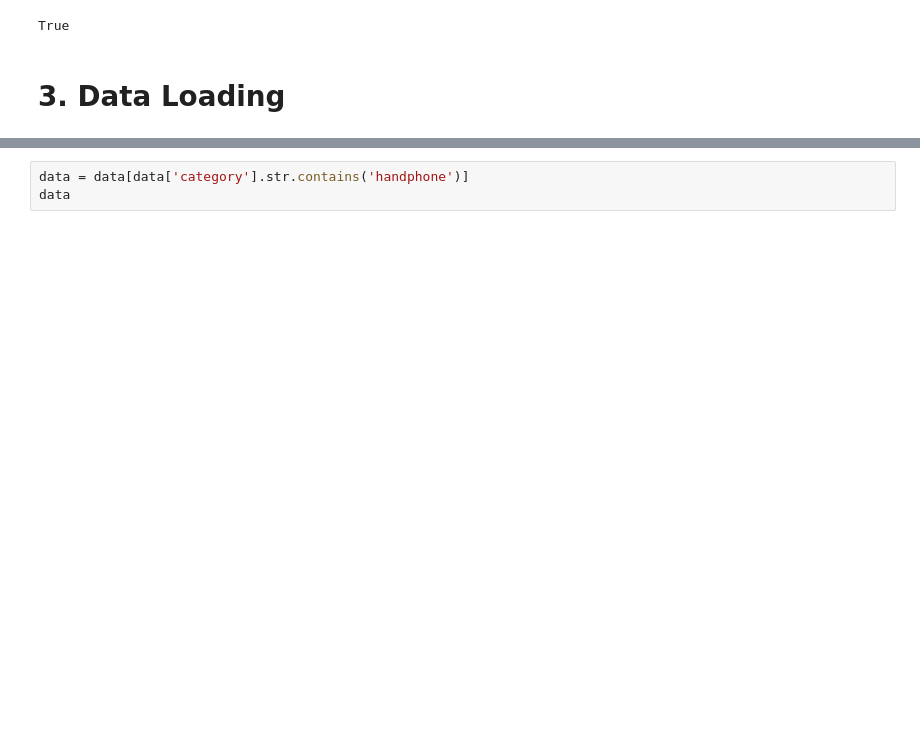
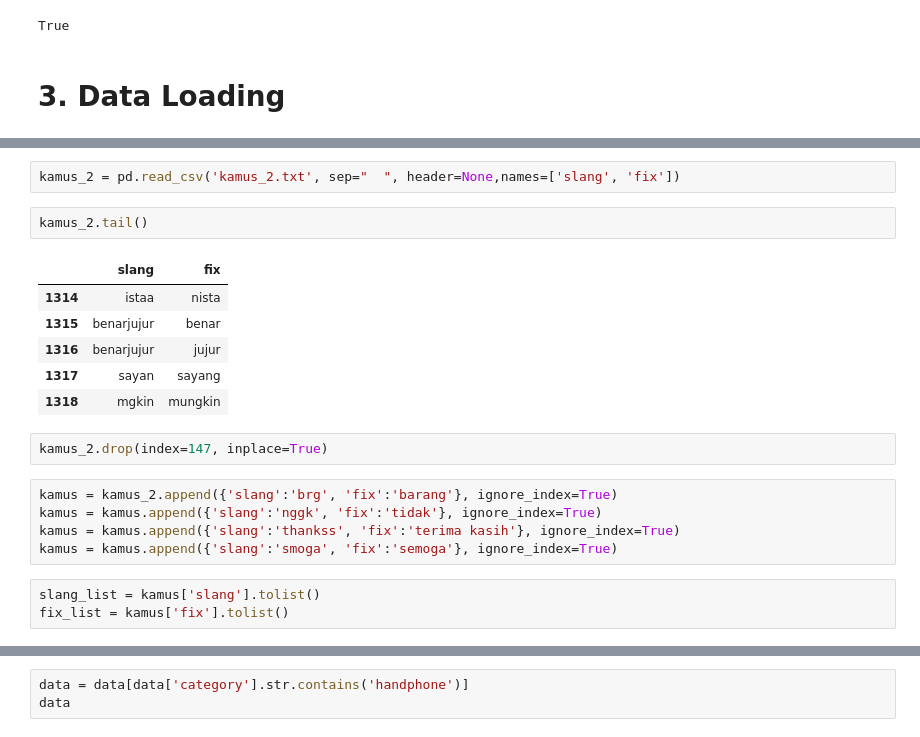
Before and after one commit to kaz9112/RepiuBOSS-Sam, a Jupyter notebook: h8dsft_Final_Project_Group_003.ipynb, the cells around one changed output, grey strips where cells are left out. Cells and saved outputs as stored; diff of their text form; blank space fills up the shorter version.

```diff
--- a/h8dsft_Final_Project_Group_003.ipynb
+++ b/h8dsft_Final_Project_Group_003.ipynb
@@ -77,3 +84,24 @@ data
 | 40605 | 40892 | barang yg dikirim tsk sesuai wrn,... | 1 | olahraga | TOTAL FITNES ALAT FITNESS SIT UP ... | 201690705 | 2 | 648559 | https://www.tokopedia.com/pusatde... |
 | 40606 | 40893 | Pihak penjual memberikan respon y... | 1 | olahraga | SIT UP BENCH HITAM 3 SISI - SITUP... | 78857201 |  | 648559 | https://www.tokopedia.com/pusatde... |
 40607 rows × 9 columns
+# %%
+kamus_2 = pd.read_csv('kamus_2.txt', sep="	", header=None,names=['slang', 'fix'])
+# %%
+kamus_2.tail()
+# %% [output]
+|  | slang | fix |
+| 1314 | istaa | nista |
+| 1315 | benarjujur | benar |
+| 1316 | benarjujur | jujur |
+| 1317 | sayan | sayang |
+| 1318 | mgkin | mungkin |
+# %%
+kamus_2.drop(index=147, inplace=True)
+# %%
+kamus = kamus_2.append({'slang':'brg', 'fix':'barang'}, ignore_index=True)
+kamus = kamus.append({'slang':'nggk', 'fix':'tidak'}, ignore_index=True)
+kamus = kamus.append({'slang':'thankss', 'fix':'terima kasih'}, ignore_index=True)
+kamus = kamus.append({'slang':'smoga', 'fix':'semoga'}, ignore_index=True)
+# %%
+slang_list = kamus['slang'].tolist()
+fix_list = kamus['fix'].tolist()
```
Also changed, not shown: parts of 16 cells of this notebook.
